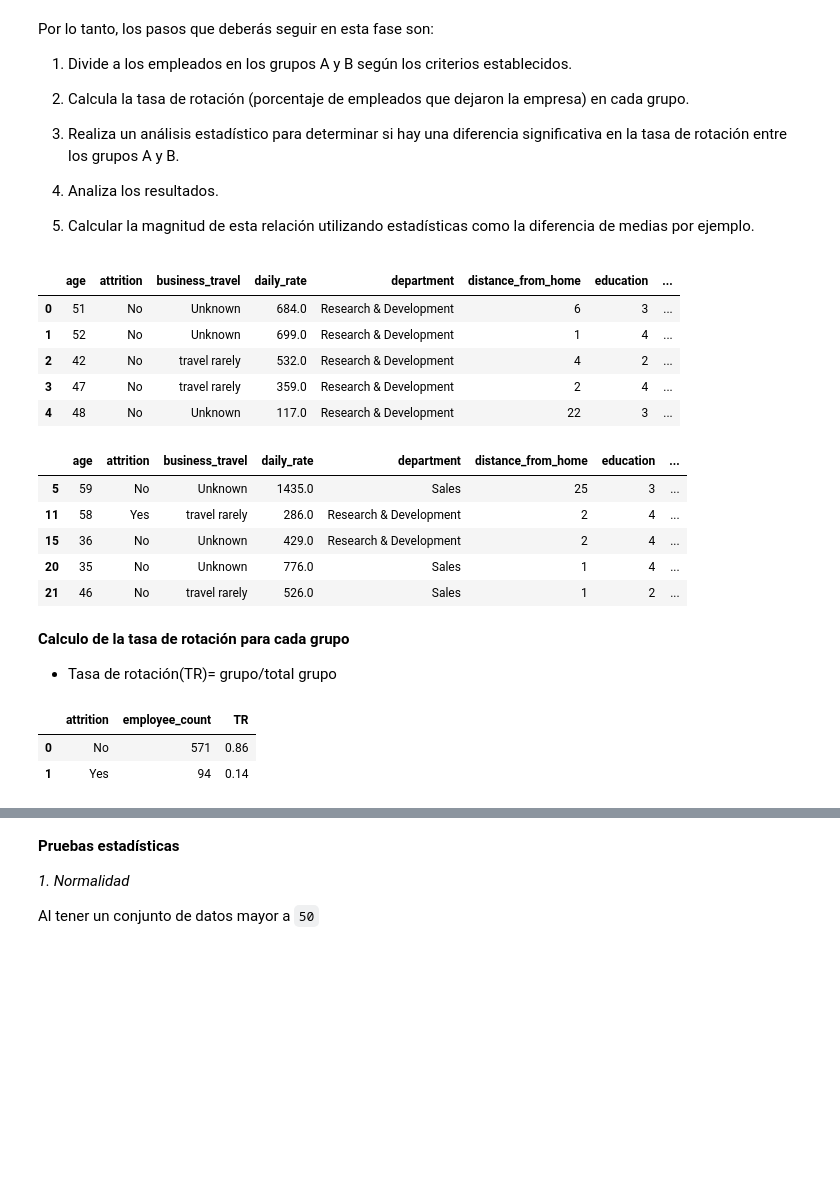
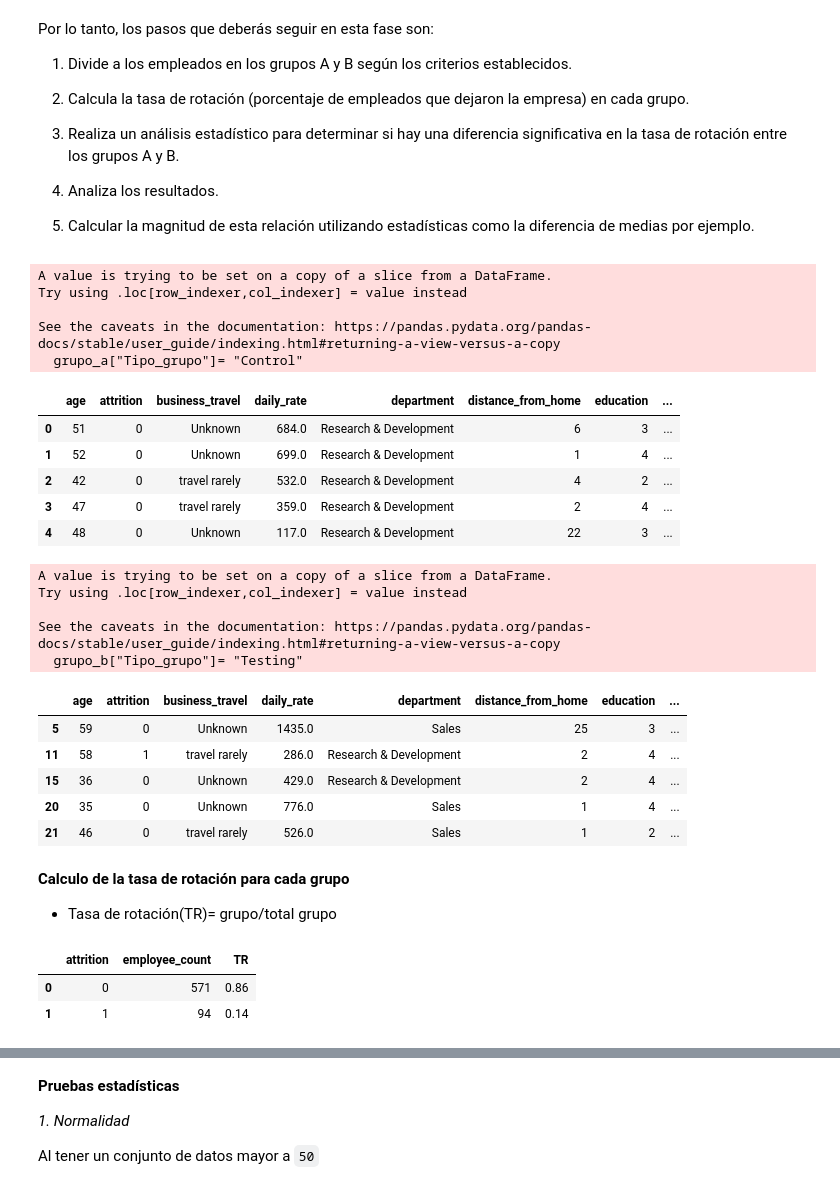
Before and after one commit to Paulamc1695/proyecto_da_promo_J_modulo_3, a Jupyter notebook: Fase_4_AB_testing.ipynb, the cells around one changed output, grey strips where cells are left out. Cells and saved outputs as stored; diff of their text form; code cells hidden in the pictures; blank space fills up the shorter version.

```diff
--- a/Fase_4_AB_testing.ipynb
+++ b/Fase_4_AB_testing.ipynb
@@ -74,27 +75,44 @@ Por lo tanto, los pasos que deberás seguir en esta fase son:
 4. Analiza los resultados.
 
 5. Calcular la magnitud de esta relación utilizando estadísticas como la diferencia de medias por ejemplo.
+# %%
+# Para trabajar con estadística vamos a cambiar los valores de attrition
+dicc_att={"Yes":1, "No":0}
+
+df_HR["attrition"] = df_HR["attrition"].replace(dicc_att)
 # %%
 # Grupo A (Control): Empleados con un nivel de satisfacción en el trabajo igual o superior a 3 en una escala de 1 a 5.
 filtro_grupo_a= df_HR["job_satisfaction"]>= 3
 grupo_a = df_HR[filtro_grupo_a]
+grupo_a["Tipo_grupo"]= "Control"
 grupo_a.head()
 # %% [output]
+A value is trying to be set on a copy of a slice from a DataFrame.
+Try using .loc[row_indexer,col_indexer] = value instead
+
+See the caveats in the documentation: https://pandas.pydata.org/pandas-docs/stable/user_guide/indexing.html#returning-a-view-versus-a-copy
+  grupo_a["Tipo_grupo"]= "Control"
 |  | age | attrition | business_travel | daily_rate | department | distance_from_home | education | ... |
-| 0 | 51 | No | Unknown | 684.0 | Research & Development | 6 | 3 | ... |
-| 1 | 52 | No | Unknown | 699.0 | Research & Development | 1 | 4 | ... |
-| 2 | 42 | No | travel rarely | 532.0 | Research & Development | 4 | 2 | ... |
-| 3 | 47 | No | travel rarely | 359.0 | Research & Development | 2 | 4 | ... |
-| 4 | 48 | No | Unknown | 117.0 | Research & Development | 22 | 3 | ... |
+| 0 | 51 | 0 | Unknown | 684.0 | Research & Development | 6 | 3 | ... |
+| 1 | 52 | 0 | Unknown | 699.0 | Research & Development | 1 | 4 | ... |
+| 2 | 42 | 0 | travel rarely | 532.0 | Research & Development | 4 | 2 | ... |
+| 3 | 47 | 0 | travel rarely | 359.0 | Research & Development | 2 | 4 | ... |
+| 4 | 48 | 0 | Unknown | 117.0 | Research & Development | 22 | 3 | ... |
 # %%
 # Grupo B (Variante): Empleados con un nivel de satisfacción en el trabajo inferior a 3 en la misma escala.
 filtro_grupo_b= df_HR["job_satisfaction"]< 3
 grupo_b = df_HR[filtro_grupo_b]
+grupo_b["Tipo_grupo"]= "Testing"
 grupo_b.head()
 # %% [output]
+A value is trying to be set on a copy of a slice from a DataFrame.
+Try using .loc[row_indexer,col_indexer] = value instead
+
+See the caveats in the documentation: https://pandas.pydata.org/pandas-docs/stable/user_guide/indexing.html#returning-a-view-versus-a-copy
+  grupo_b["Tipo_grupo"]= "Testing"
 |  | age | attrition | business_travel | daily_rate | department | distance_from_home | education | ... |
-| 5 | 59 | No | Unknown | 1435.0 | Sales | 25 | 3 | ... |
-| 11 | 58 | Yes | travel rarely | 286.0 | Research & Development | 2 | 4 | ... |
-| 15 | 36 | No | Unknown | 429.0 | Research & Development | 2 | 4 | ... |
-| 20 | 35 | No | Unknown | 776.0 | Sales | 1 | 4 | ... |
-| 21 | 46 | No | travel rarely | 526.0 | Sales | 1 | 2 | ... |
+| 5 | 59 | 0 | Unknown | 1435.0 | Sales | 25 | 3 | ... |
+| 11 | 58 | 1 | travel rarely | 286.0 | Research & Development | 2 | 4 | ... |
+| 15 | 36 | 0 | Unknown | 429.0 | Research & Development | 2 | 4 | ... |
+| 20 | 35 | 0 | Unknown | 776.0 | Sales | 1 | 4 | ... |
+| 21 | 46 | 0 | travel rarely | 526.0 | Sales | 1 | 2 | ... |
@@ -108,8 +130,8 @@ df_grupo_a["TR"]= (df_grupo_a["employee_count"]/df_grupo_a["employee_count"].sum
 df_grupo_a
 # %% [output]
 |  | attrition | employee_count | TR |
-| 0 | No | 571 | 0.86 |
-| 1 | Yes | 94 | 0.14 |
+| 0 | 0 | 571 | 0.86 |
+| 1 | 1 | 94 | 0.14 |
 # %%
 df_grupo_b= grupo_b.groupby('attrition')["employee_count"].count().reset_index()
 df_grupo_b["TR"]= (df_grupo_b["employee_count"]/df_grupo_b["employee_count"].sum()).round(2)
```
Also changed, not shown: parts of 18 cells of this notebook.
